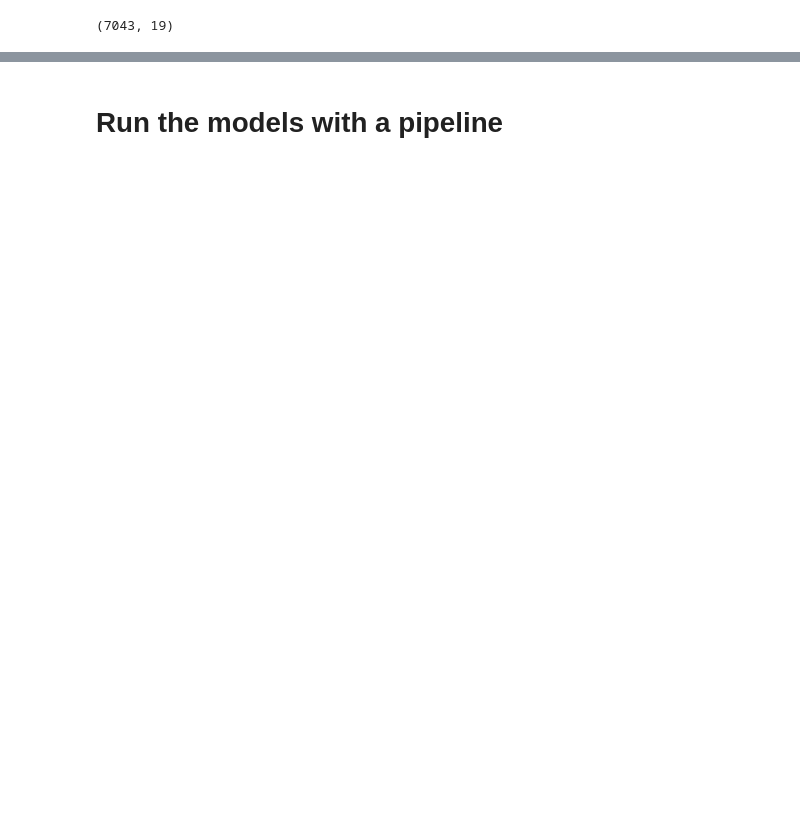
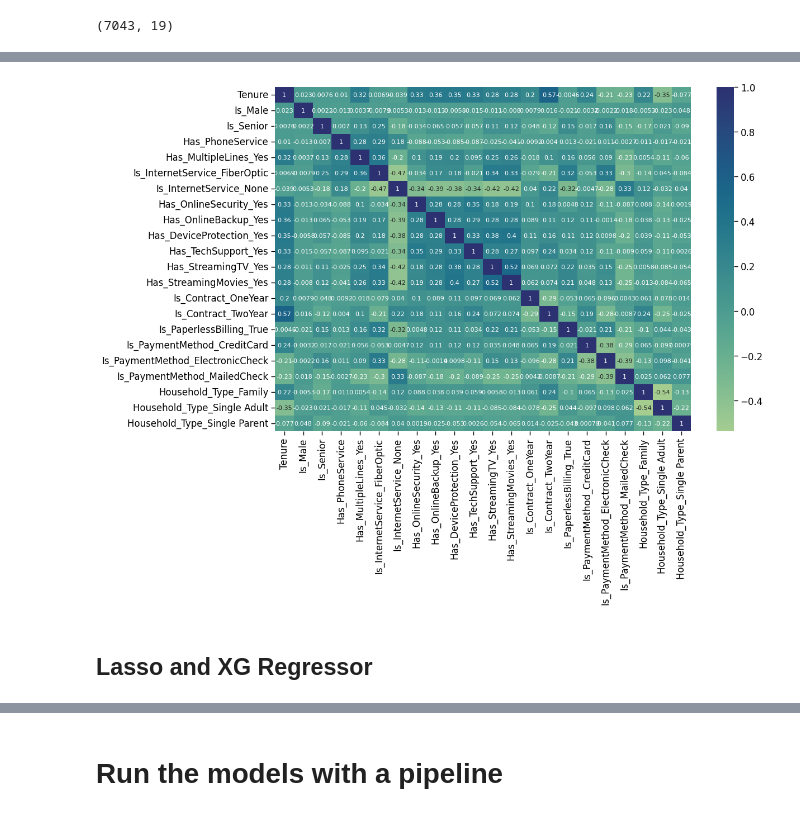
Before and after one commit to kitlapp/Telco_ML, a Jupyter notebook: Regression_ML.ipynb, the cells around one changed output, grey strips where cells are left out. Saved outputs shown, nothing was run; the diff lists cells and outputs as text; code cells hidden in the pictures; blank space fills up the shorter version.

```diff
--- a/Regression_ML.ipynb
+++ b/Regression_ML.ipynb
@@ -769,0 +934,15 @@ df.shape
+# %%
+X_train_ohe = X_train_ohe.drop(columns=toclean_list)
+X_test_ohe = X_test_ohe.drop(columns=toclean_list)
+# %%
+corr_matrix = X_train_ohe.corr()
+
+f, ax = plt.subplots(figsize=(12, 8))
+sns.heatmap(corr_matrix,
+            annot=True,
+            annot_kws={'size': 8},
+            cmap="crest");
+# %% [output]
+[figure, added]
+# %% [markdown]
+## Lasso and XG Regressor
```
Also changed, not shown: parts of 24 cells of this notebook.
